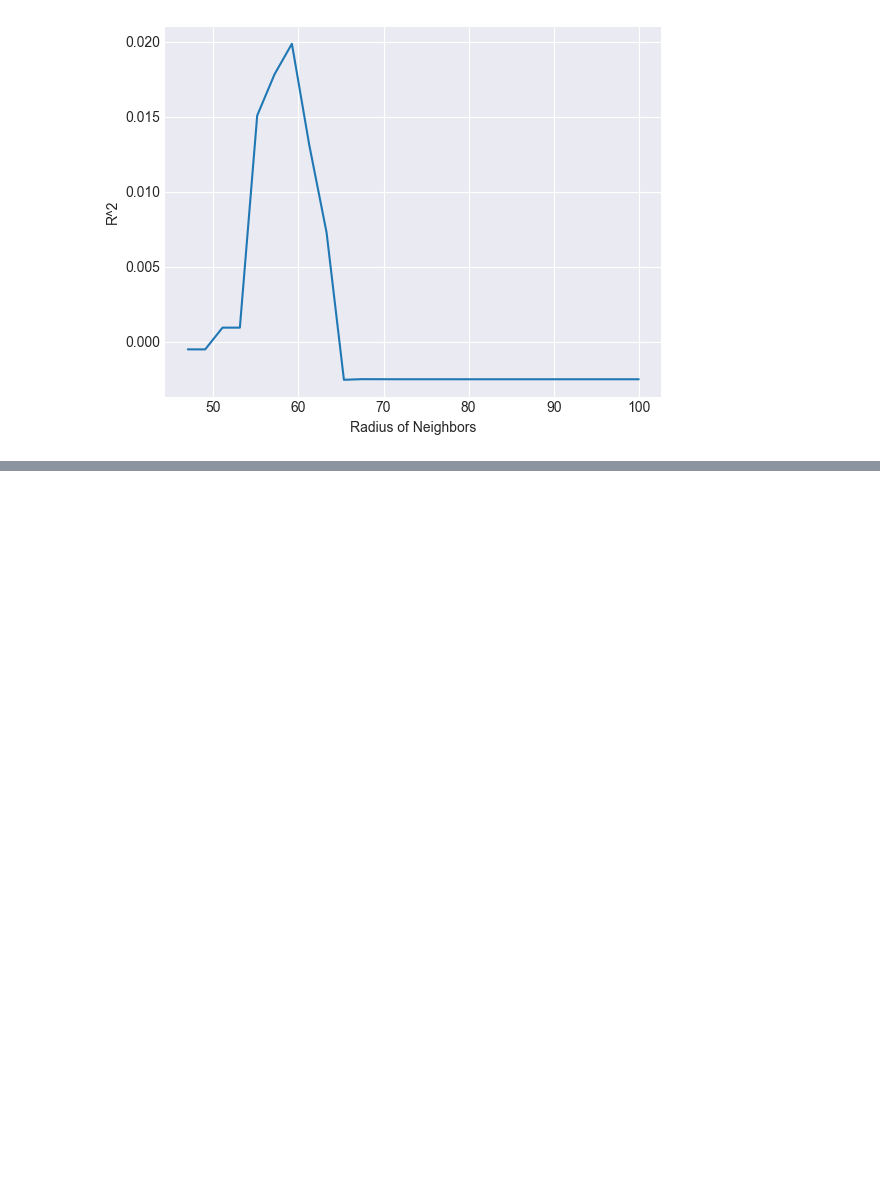
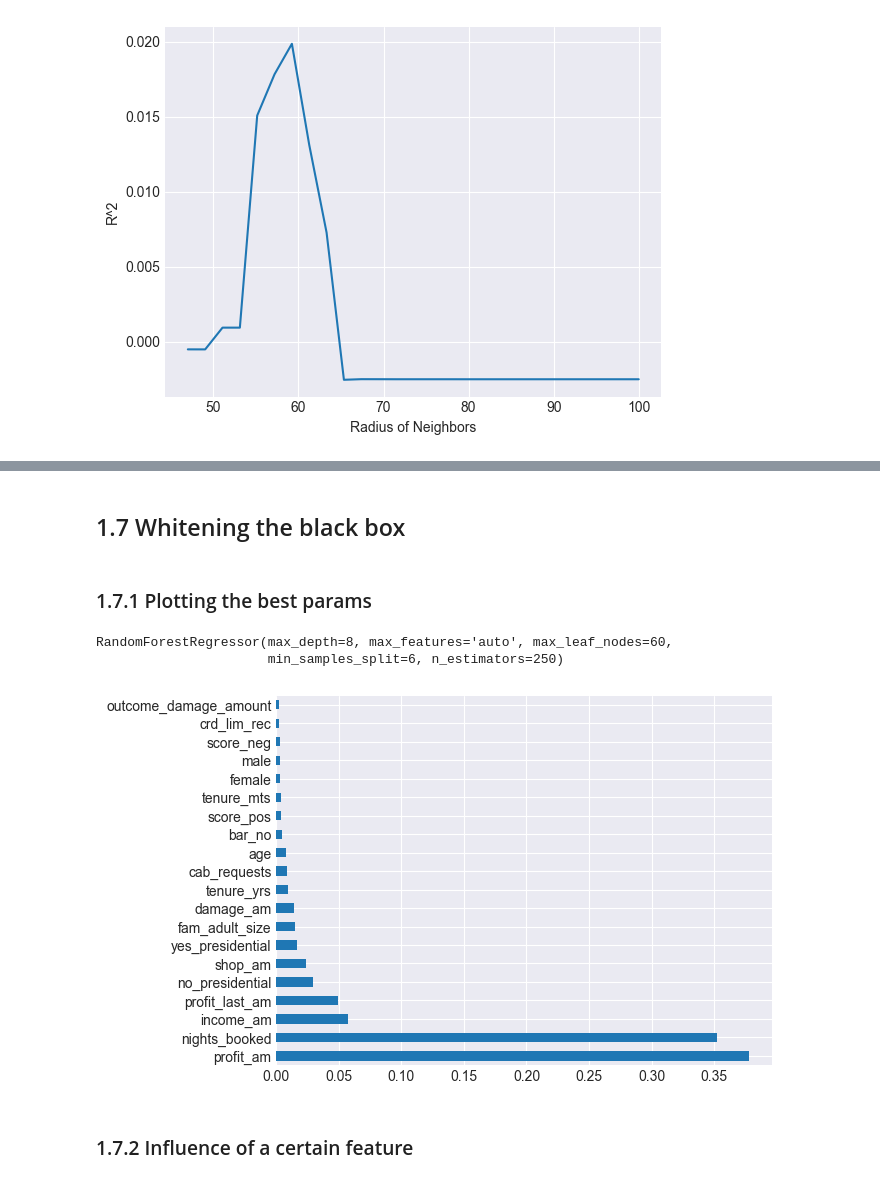
Before and after one commit to Detopall/machine-learning-project, a Jupyter notebook: projected_revenue.ipynb, the cells around one changed output, grey strips where cells are left out. Drawn from its saved outputs; the diff is of its cells as text; code cells hidden in the pictures; blank space fills up the shorter version.

```diff
--- a/projected_revenue.ipynb
+++ b/projected_revenue.ipynb
@@ -237,0 +391,28 @@ ValueError: Input contains NaN.
+# %%
+from sklearn.model_selection import GridSearchCV
+from sklearn.ensemble import RandomForestRegressor
+
+criterion =['squared_error']
+n_estimators = [250,234]
+max_features = ['auto']
+max_depth = [6,8]
+min_samples_split = [2,6,10]
+min_samples_leaf = [1,3]
+max_leaf_nodes = [60,480]
+
+
+# create the random grid to search for best hyperparameters
+grid = {'criterion': criterion,
+               'n_estimators': n_estimators,
+               'max_features': max_features,
+                'max_leaf_nodes': max_leaf_nodes,
+               'max_depth': max_depth,
+               'min_samples_split': min_samples_split,
+               'min_samples_leaf': min_samples_leaf}
+
+# then do cross-validation
+rf = RandomForestRegressor()
+rf_grid = GridSearchCV(estimator=rf, param_grid=grid, cv=5,verbose=2, n_jobs=-1)
+
+# n_jobs=-1 to run as many models  parallel as possible
+rf_grid.fit(X_train_stand, y_train)
@@ -237,0 +448,27 @@ ValueError: Input contains NaN.
+# %% [markdown]
+## 1.7 Whitening the black box
+# %% [markdown]
+### 1.7.1 Plotting the best params
+# %%
+# Get the best params
+
+params = rf_grid.best_params_
+rf_gridBest = RandomForestRegressor(**params)
+rf_gridBest.fit(X_train_stand, y_train)
+# %% [output]
+RandomForestRegressor(max_depth=8, max_features='auto', max_leaf_nodes=60,
+                      min_samples_split=6, n_estimators=250)
+# %%
+# Plot the 20 most important params
+
+from matplotlib import pyplot as plt
+
+plt.figure()
+
+feat_importances = pd.Series(rf_gridBest.feature_importances_, index=X_train.columns)
+feat_importances.nlargest(20).plot(kind='barh')
+plt.show()
+# %% [output]
+[figure, added]
+# %% [markdown]
+### 1.7.2 Influence of a certain feature
```
Also changed, not shown: parts of 32 cells of this notebook.
